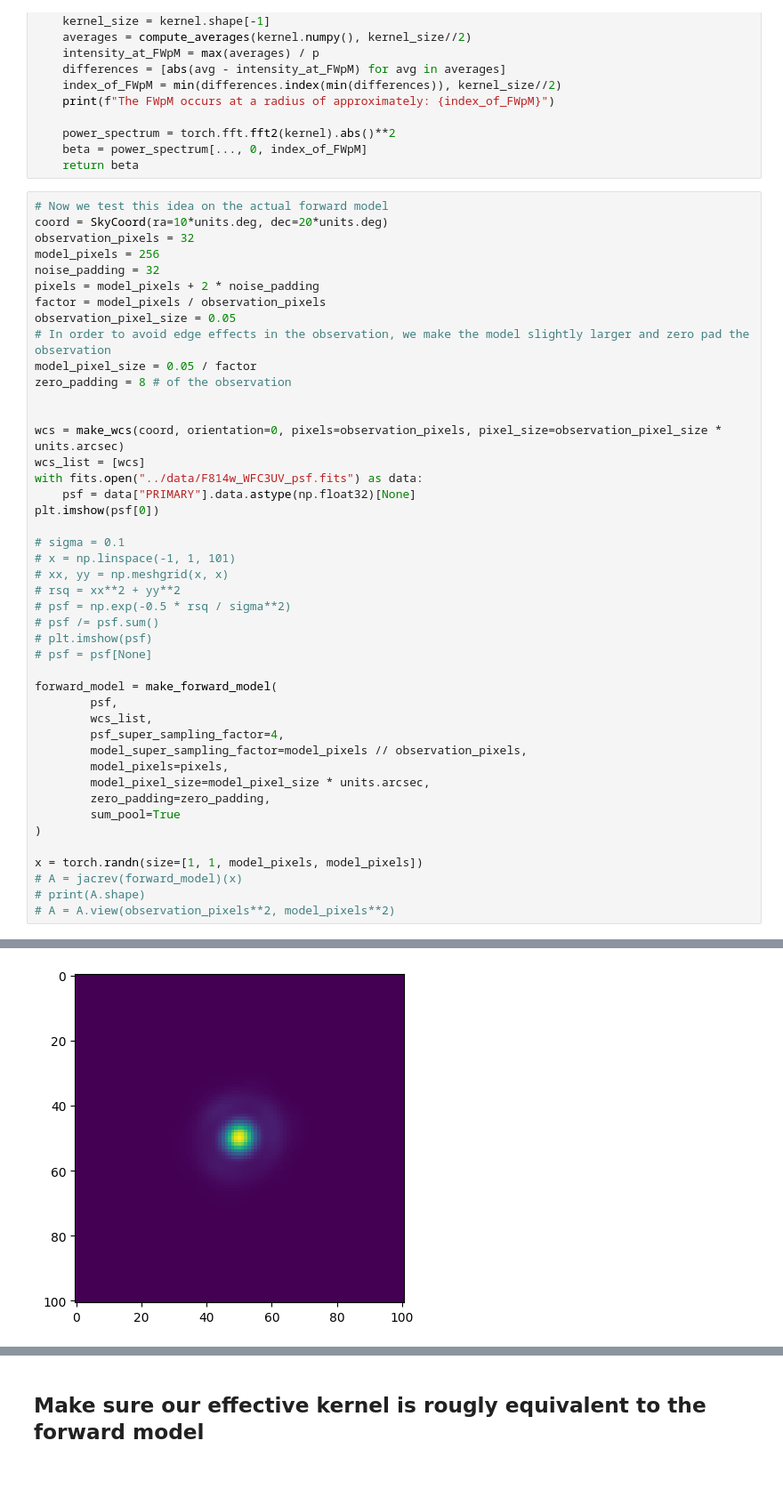
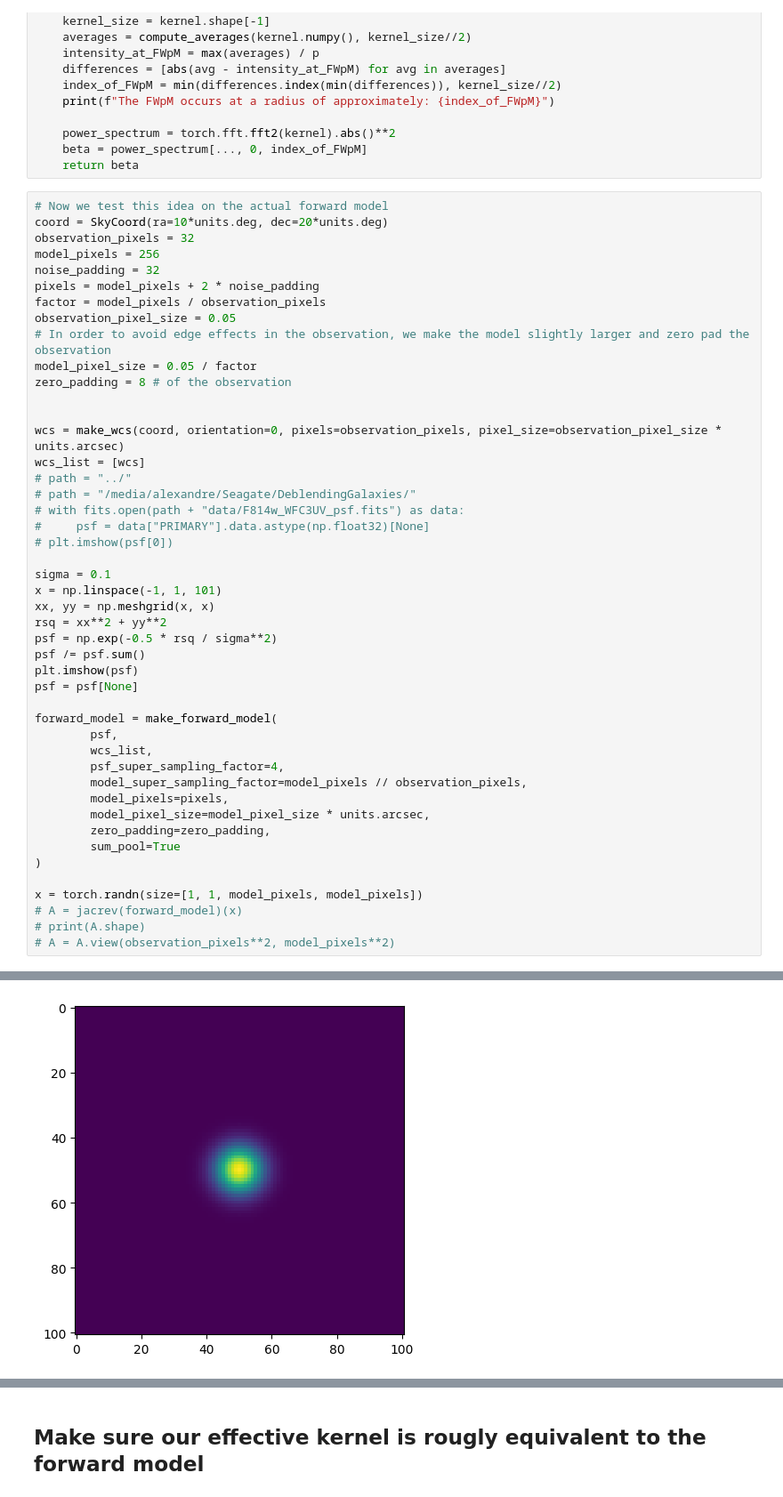
Before and after one commit to AlexandreAdam/DeblendingGalaxies, a Jupyter notebook: notebooks/exploration_correlated_gaussian_approx.ipynb, the cells around one changed output, grey strips where cells are left out. Shown at 89% size. Drawn from its saved outputs; the diff is of its cells as text.

```diff
--- a/notebooks/exploration_correlated_gaussian_approx.ipynb
+++ b/notebooks/exploration_correlated_gaussian_approx.ipynb
@@ -473,47 +497,49 @@ zero_padding = 8 # of the observation
 
 wcs = make_wcs(coord, orientation=0, pixels=observation_pixels, pixel_size=observation_pixel_size * units.arcsec)
 wcs_list = [wcs]
-with fits.open("../data/F814w_WFC3UV_psf.fits") as data:
-    psf = data["PRIMARY"].data.astype(np.float32)[None]
-plt.imshow(psf[0])
+# path = "../"
+# path = "/media/alexandre/Seagate/DeblendingGalaxies/"
+# with fits.open(path + "data/F814w_WFC3UV_psf.fits") as data:
+#     psf = data["PRIMARY"].data.astype(np.float32)[None]
+# plt.imshow(psf[0])
 
-# sigma = 0.1
-# x = np.linspace(-1, 1, 101)
-# xx, yy = np.meshgrid(x, x)
-# rsq = xx**2 + yy**2
-# psf = np.exp(-0.5 * rsq / sigma**2)
-# psf /= psf.sum()
-# plt.imshow(psf)
-# psf = psf[None]
+sigma = 0.1
+x = np.linspace(-1, 1, 101)
+xx, yy = np.meshgrid(x, x)
+rsq = xx**2 + yy**2
+psf = np.exp(-0.5 * rsq / sigma**2)
+psf /= psf.sum()
+plt.imshow(psf)
+psf = psf[None]
 
 forward_model = make_forward_model(
         psf,
         wcs_list,
         psf_super_sampling_factor=4,
         model_super_sampling_factor=model_pixels // observation_pixels,
         model_pixels=pixels,
         model_pixel_size=model_pixel_size * units.arcsec,
         zero_padding=zero_padding,
         sum_pool=True
 )
 
 x = torch.randn(size=[1, 1, model_pixels, model_pixels])
 # A = jacrev(forward_model)(x)
 # print(A.shape)
 # A = A.view(observation_pixels**2, model_pixels**2)
 # %% [output]
 Fiducial WCS
 WCS Keywords
 
 Number of WCS axes: 2
 CTYPE : 'RA---TAN'  'DEC--TAN'
 CRVAL : 10.00001478024554  19.99998611111051
 CRPIX : 159.0  159.0
 PC1_1 PC1_2  : 1.73611111111111e-06  0.0
 PC2_1 PC2_2  : 0.0  -1.7361111111111e-06
 CDELT : 1.0  1.0
 NAXIS : 320  320
-[figure, old version]
+[figure, new version]
 # %%
 x = torch.ones(1, 1, model_pixels + 2*noise_padding, model_pixels + 2*noise_padding)
 y = forward_model(x)
```
Also changed, not shown: parts of 15 cells of this notebook, 1 other file.
